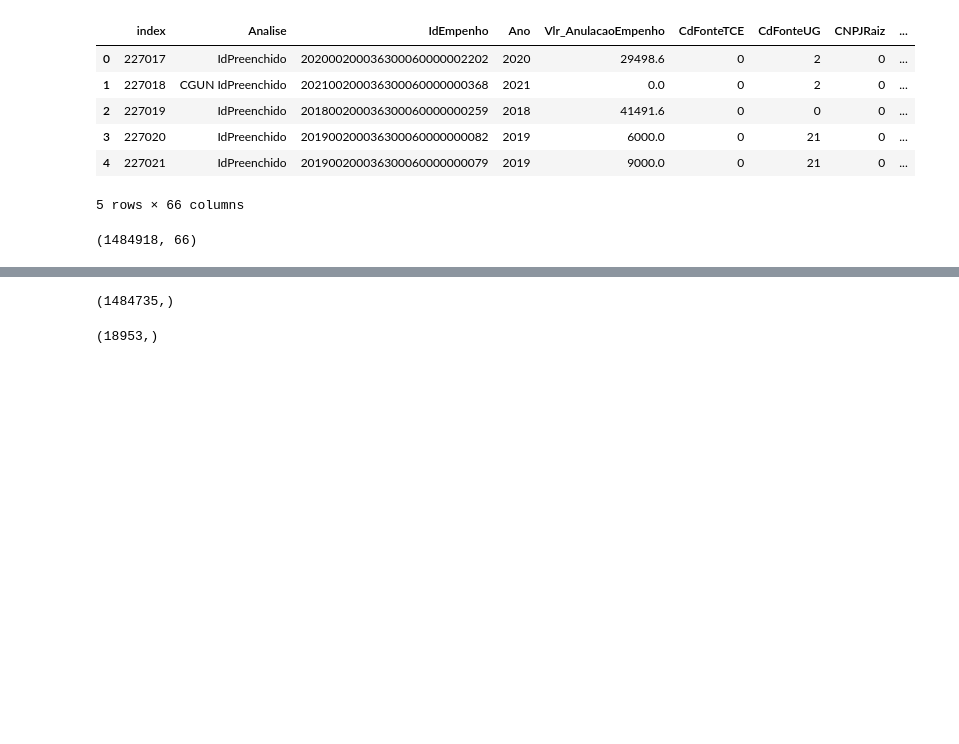
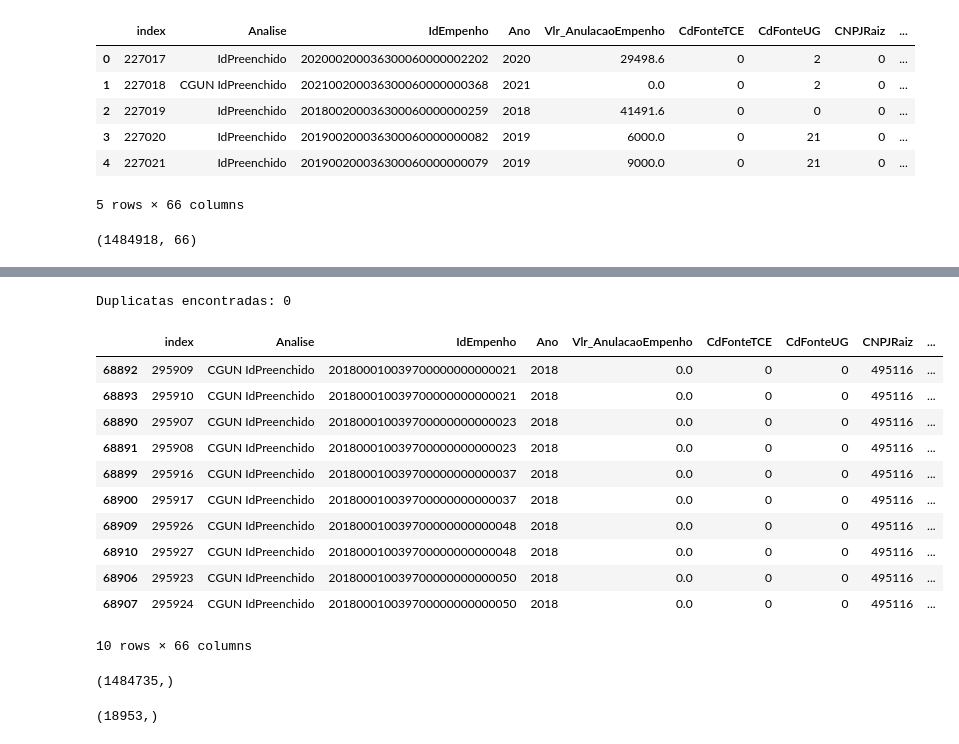
Before and after one commit to AILAB-CEFET-RJ/nemesis, a Jupyter notebook: notebooks/eda_empenhos.ipynb, the cells around one changed output, grey strips where cells are left out. Drawn from its saved outputs; the diff is of its cells as text; code cells hidden in the pictures; blank space fills up the shorter version.

```diff
--- a/notebooks/ler_empenhos.ipynb
+++ b/notebooks/eda_empenhos.ipynb
@@ -18,0 +60,22 @@ df.shape
+# %%
+# Verifica quantos IdEmpenho repetidos existem
+duplicados = df[df.duplicated(subset=["IdEmpenho"], keep=False)]
+print(f"Duplicatas encontradas: {duplicados.shape[0]}")
+# %% [output]
+Duplicatas encontradas: 0
+# %%
+# Exibir exemplos de duplicatas
+df[df.duplicated(subset=["IdEmpenho"], keep=False)].sort_values("IdEmpenho").head(10)
+# %% [output]
+|  | index | Analise | IdEmpenho | Ano | Vlr_AnulacaoEmpenho | CdFonteTCE | CdFonteUG | CNPJRaiz | ... |
+| 68892 | 295909 | CGUN IdPreenchido | 201800010039700000000000021 | 2018 | 0.0 | 0 | 0 | 495116 | ... |
+| 68893 | 295910 | CGUN IdPreenchido | 201800010039700000000000021 | 2018 | 0.0 | 0 | 0 | 495116 | ... |
+| 68890 | 295907 | CGUN IdPreenchido | 201800010039700000000000023 | 2018 | 0.0 | 0 | 0 | 495116 | ... |
+| 68891 | 295908 | CGUN IdPreenchido | 201800010039700000000000023 | 2018 | 0.0 | 0 | 0 | 495116 | ... |
+| 68899 | 295916 | CGUN IdPreenchido | 201800010039700000000000037 | 2018 | 0.0 | 0 | 0 | 495116 | ... |
+| 68900 | 295917 | CGUN IdPreenchido | 201800010039700000000000037 | 2018 | 0.0 | 0 | 0 | 495116 | ... |
+| 68909 | 295926 | CGUN IdPreenchido | 201800010039700000000000048 | 2018 | 0.0 | 0 | 0 | 495116 | ... |
+| 68910 | 295927 | CGUN IdPreenchido | 201800010039700000000000048 | 2018 | 0.0 | 0 | 0 | 495116 | ... |
+| 68906 | 295923 | CGUN IdPreenchido | 201800010039700000000000050 | 2018 | 0.0 | 0 | 0 | 495116 | ... |
+| 68907 | 295924 | CGUN IdPreenchido | 201800010039700000000000050 | 2018 | 0.0 | 0 | 0 | 495116 | ... |
+10 rows × 66 columns
```
Also changed, not shown: parts of 4 cells of this notebook, 3 other files.
